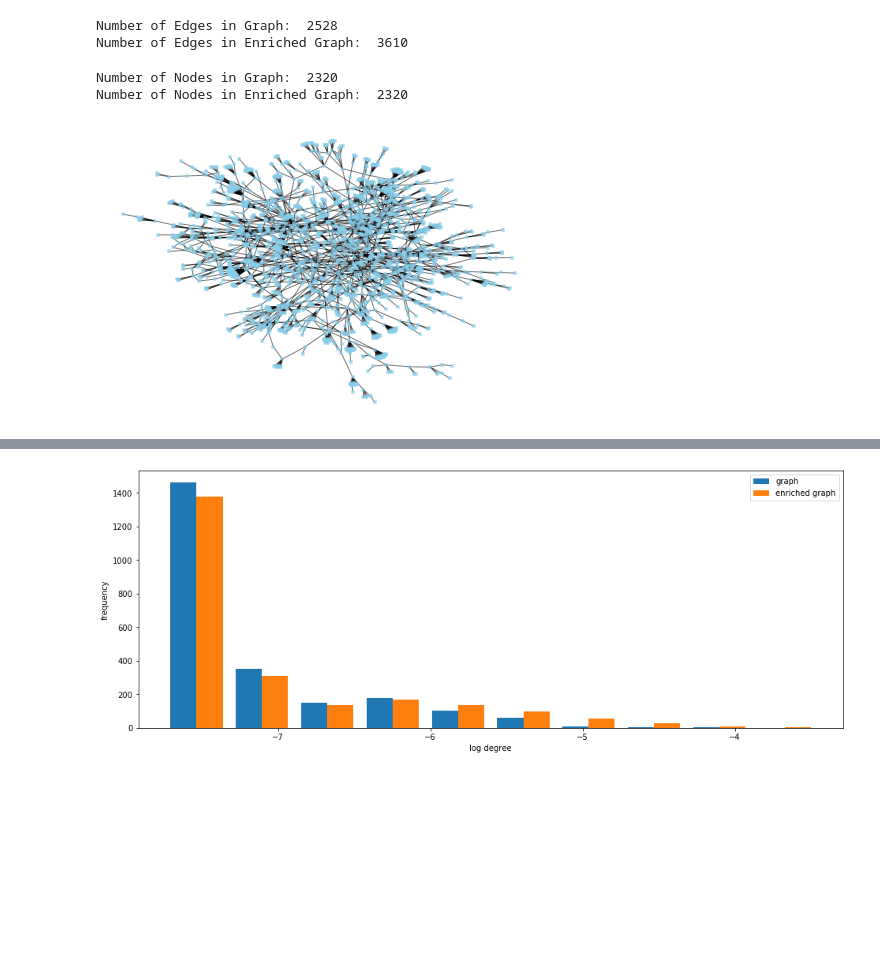
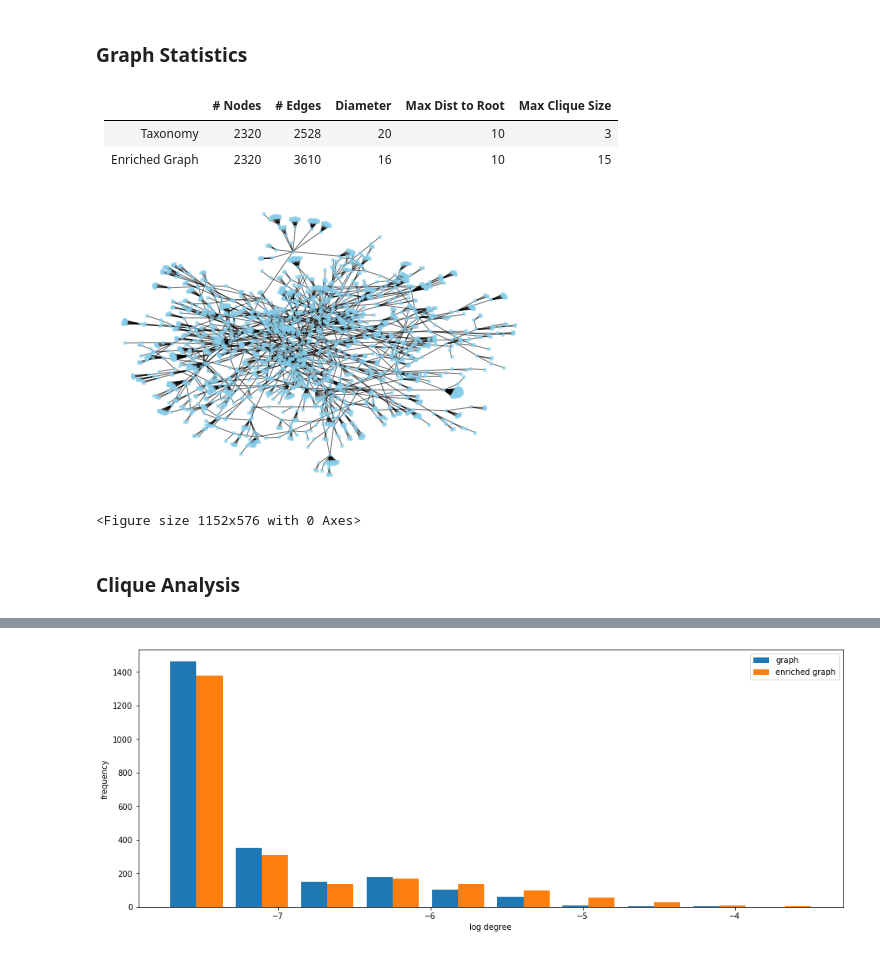
Before and after one commit to Pselen/semantic-search-using-ontobiotope, a Jupyter notebook: OntoBiotopeGraphAnalytics.ipynb, the cells around one changed output, grey strips where cells are left out. Drawn from its saved outputs; the diff is of its cells as text; code cells hidden in the pictures; blank space fills up the shorter version.

Commit message:
graph analytics

```diff
--- a/OntoBiotopeGraphAnalytics.ipynb
+++ b/OntoBiotopeGraphAnalytics.ipynb
@@ -5,24 +19,12 @@ import numpy as np
 import pandas as pd
 import json
 # %%
-graph_path = './bionlp-shared-task-entity-normalization/data/ontobiotope.gph'
-enriched_graph_path = './bionlp-shared-task-entity-normalization/data/enriched_ontobiotope.gph'
-id_name_mapping_path = './bionlp-shared-task-entity-normalization/data/ontobiotope_id_name_mapping.json'
+graph_path = './data/ontobiotope.gph'
+enriched_graph_path = './data/enriched_ontobiotope.gph'
+id_name_mapping_path = './data/ontobiotope_id_name_mapping.json'
 # %%
 graph = nx.read_edgelist(graph_path, data=False)
 enriched_graph = nx.read_edgelist(enriched_graph_path, data=False)
 # %%
 with open(id_name_mapping_path) as f:
     id_name_mapping = json.load(f)
-# %%
-print("Number of Edges in Graph: ", str(len(list(graph.edges))))
-print("Number of Edges in Enriched Graph: ", str(len(list(enriched_graph.edges))))
-# %% [output]
-Number of Edges in Graph:  2528
-Number of Edges in Enriched Graph:  3610
-# %%
-print("Number of Nodes in Graph: ", str(len(list(graph.nodes))))
-print("Number of Nodes in Enriched Graph: ", str(len(list(enriched_graph.nodes))))
-# %% [output]
-Number of Nodes in Graph:  2320
-Number of Nodes in Enriched Graph:  2320
@@ -29,7 +39,18 @@ Number of Nodes in Enriched Graph:  2320
+# %% [markdown]
+### Graph Statistics
+# %% [markdown]
+|                | # Nodes | # Edges | Diameter | Max Dist to Root | Max Clique Size |
+|:--------------:|:-------:|:-------:|:--------:|:----------------:|:---------------:|
+| Taxonomy |   2320  |   2528  |    20    |        10        |        3        |
+| Enriched Graph |   2320  |   3610  |    16    |        10        |        15       |
 # %%
 nx.spring_layout(graph)
 nx.draw(graph, with_labels=False, node_size=2, node_color="skyblue", node_shape="s", alpha=0.5, linewidths=2)
+plt.figure(figsize=(16,8))
 plt.draw()
-plt.savefig("graph.png", dpi=500, facecolor='w', edgecolor='w',orientation='portrait', papertype=None, format=None,transparent=False, bbox_inches=None, pad_inches=0.1)
+#plt.savefig("graph.png", dpi=500, facecolor='w', edgecolor='w',orientation='portrait', papertype=None, format=None,transparent=False, bbox_inches=None, pad_inches=0.1)
 # %% [output]
-[figure, old version]
+[figure, new version]
+<Figure size 1152x576 with 0 Axes>
+# %% [markdown]
+### Clique Analysis
```
Also changed, not shown: parts of 25 cells of this notebook.
